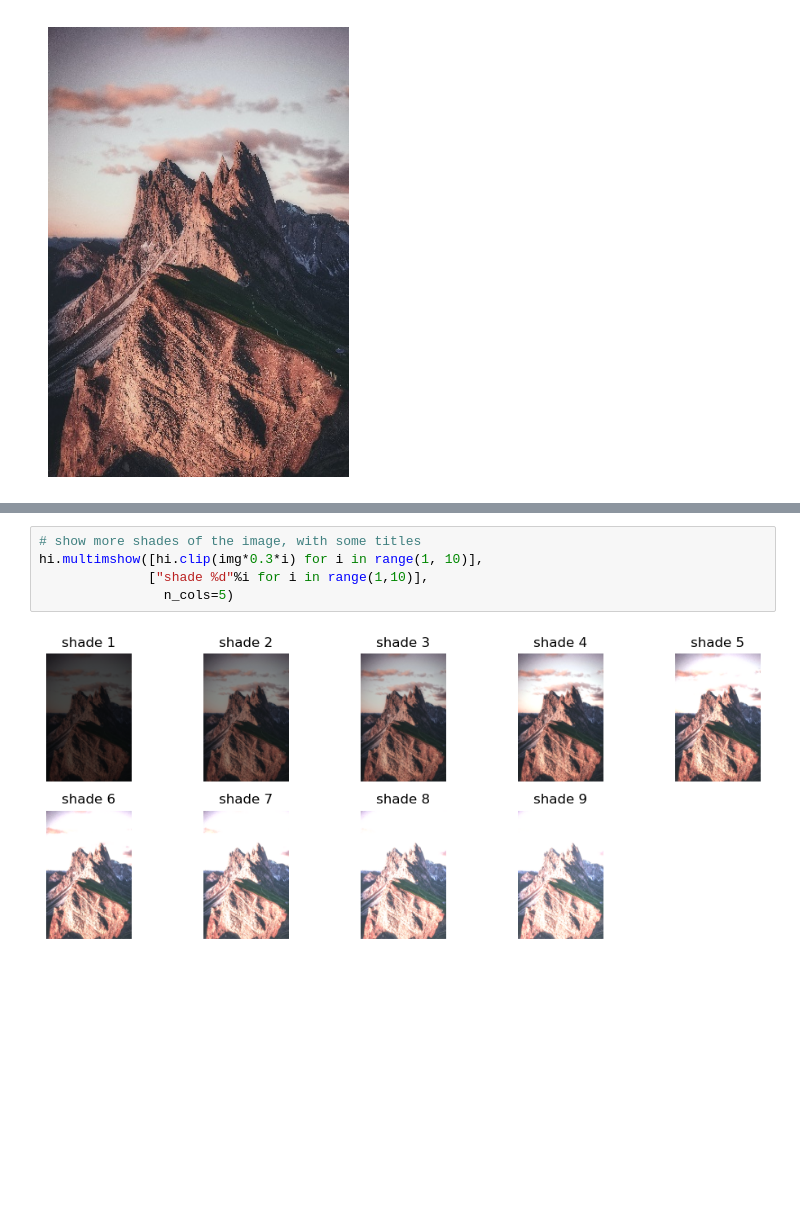
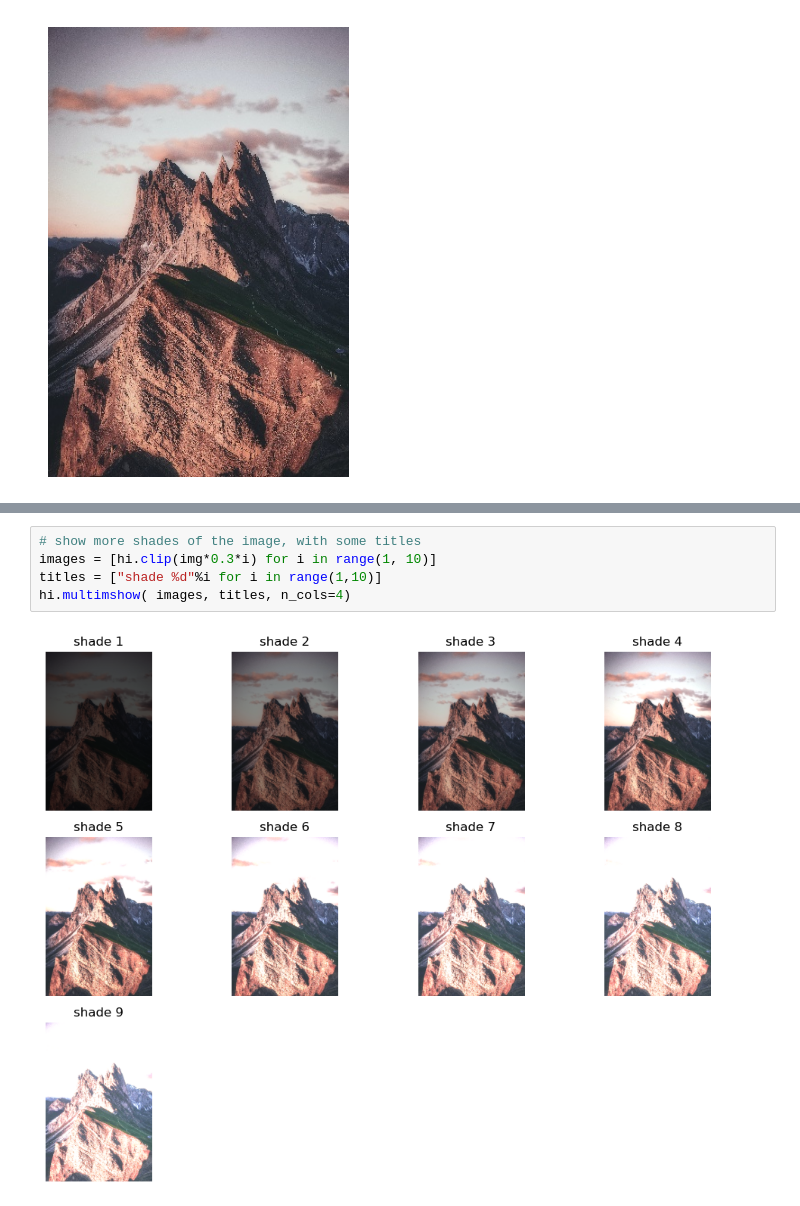
Before and after one commit to gor-g/highimage, a Jupyter notebook: README.ipynb, the cells around one changed output, grey strips where cells are left out. Saved outputs shown, nothing was run; the diff lists cells and outputs as text; blank space fills up the shorter version.

```diff
--- a/README.ipynb
+++ b/README.ipynb
@@ -24,7 +24,7 @@ float64
 # %%
 # show more shades of the image, with some titles
-hi.multimshow([hi.clip(img*0.3*i) for i in range(1, 10)],
-              ["shade %d"%i for i in range(1,10)],
-                n_cols=5)
+images = [hi.clip(img*0.3*i) for i in range(1, 10)]
+titles = ["shade %d"%i for i in range(1,10)]
+hi.multimshow( images, titles, n_cols=4)
 # %% [output]
-[figure, old version]
+[figure, new version]
```
Also changed, not shown: parts of 1 cell of this notebook.
